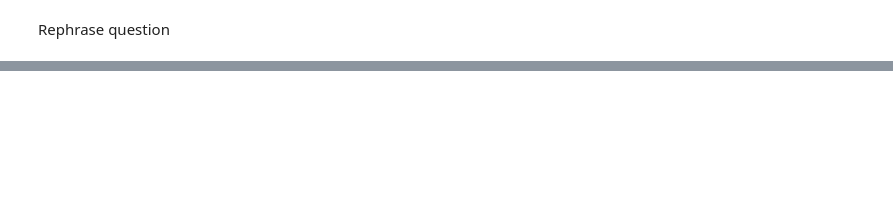
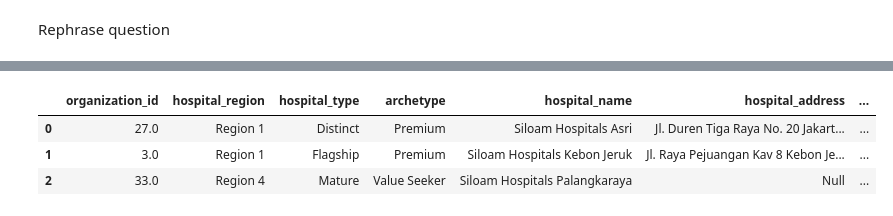
Before and after one commit to dmadhitama/chatbot-llm, a Jupyter notebook: test_pandasai.ipynb, the cells around one changed output, grey strips where cells are left out. Cells and saved outputs as stored; diff of their text form; code cells hidden in the pictures; blank space fills up the shorter version.

```diff
--- a/test_pandasai.ipynb
+++ b/test_pandasai.ipynb
@@ -298,0 +306,18 @@ print(rephrased)
+# %%
+field_descriptions_gwi = {
+    "organization_id": "id for organization/hospital",
+    "hospital_region": "region of hospital, such as Region 1, Region 2, etc",
+    "hospital_type": "type of hospital, such as Mature, Flagship, Distinct, BPJS, Ramping Up, and Hospital Services",
+    "archetype": "archetype of hospital, such as Value Seeker, Premium, and BPJS",
+    "hospital_name": "name of hospital such as Siloam Hospitals Lippo Village, Siloam Hospitals Kebon Jeruk, MRCCC Siloam Hospitals Semanggi, etc",
+    "hospital_address": "address of hospital such as Jl. Siloam No. 6, Lippo Village, Tangerang, Banten, Indonesia, Jl. Panjang No. 26, Kebon Jeruk, Jakarta Barat, DKI Jakarta, Indonesia, Jl. Garnisun Dalam No. 2-3, Karet Semanggi, Setiabudi, Jakarta Selatan, DKI Jakarta, Indonesia, etc",
+    "hospital_code": "code of hospital unit such as SHLV, SHKJ, MRCCC, etc",
+    "month": "month of year, such as 1, 2, 3, etc",
+    "year": "year of data, such as 2023, 2022, etc",
+    "gwi_score": "group wide indicator (gwi) score of siloam hospital",
+    "rank_unit_top": "ranking of hospital unit based on gwi score at that period of data, 1 is the highest",
+    "rank_unit_bottom": "ranking of hospital unit based on gwi score at that period of data, 1 is the lowest",
+    "month_year": "month and year of data, such as 12022, 22022, etc",
+    "quarter_year": "quarter and year of data, such as Q1-2022, Q2-2022, etc",
+    "semester_year": "semester and year of data, such as S1-2022, S2-2022, etc",
+}
@@ -298,0 +362,7 @@ print(rephrased)
+# %%
+df_gwi.head_df
+# %% [output]
+|  | organization_id | hospital_region | hospital_type | archetype | hospital_name | hospital_address | ... |
+| 0 | 27.0 | Region 1 | Distinct | Premium | Siloam Hospitals Asri | Jl. Duren Tiga Raya No. 20 Jakart... | ... |
+| 1 | 3.0 | Region 1 | Flagship | Premium | Siloam Hospitals Kebon Jeruk | Jl. Raya Pejuangan Kav 8 Kebon Je... | ... |
+| 2 | 33.0 | Region 4 | Mature | Value Seeker | Siloam Hospitals Palangkaraya | Null | ... |
```
Also changed, not shown: parts of 18 cells of this notebook, 8 other files.
